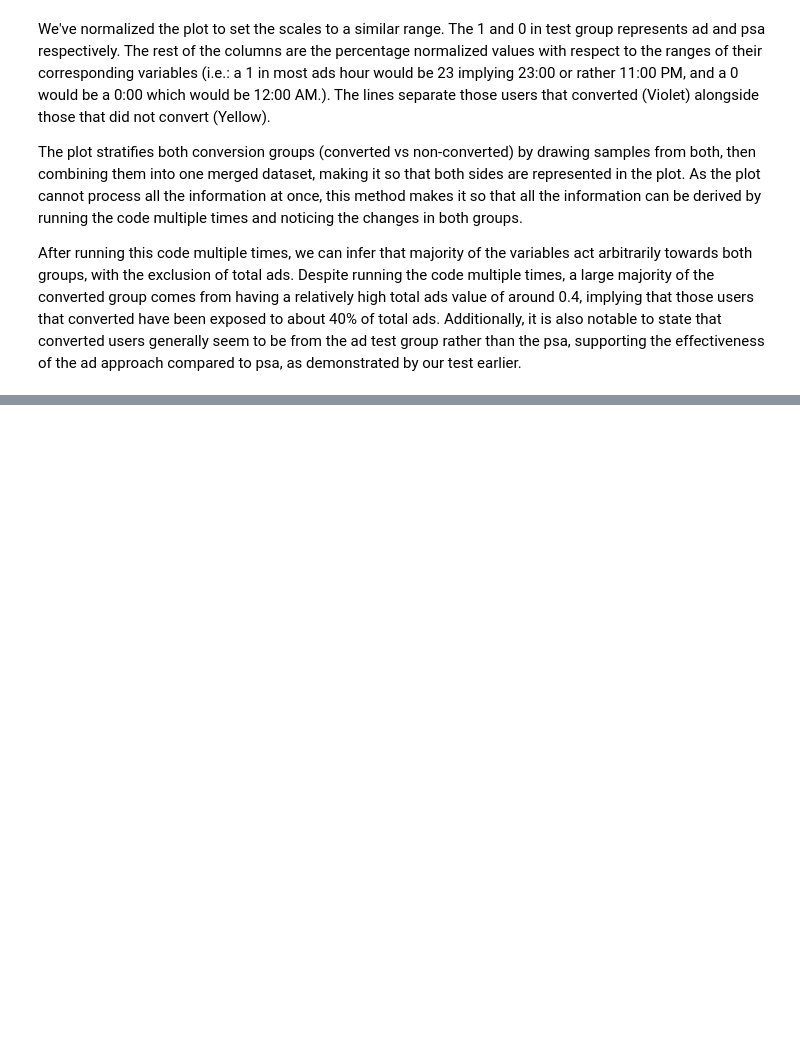
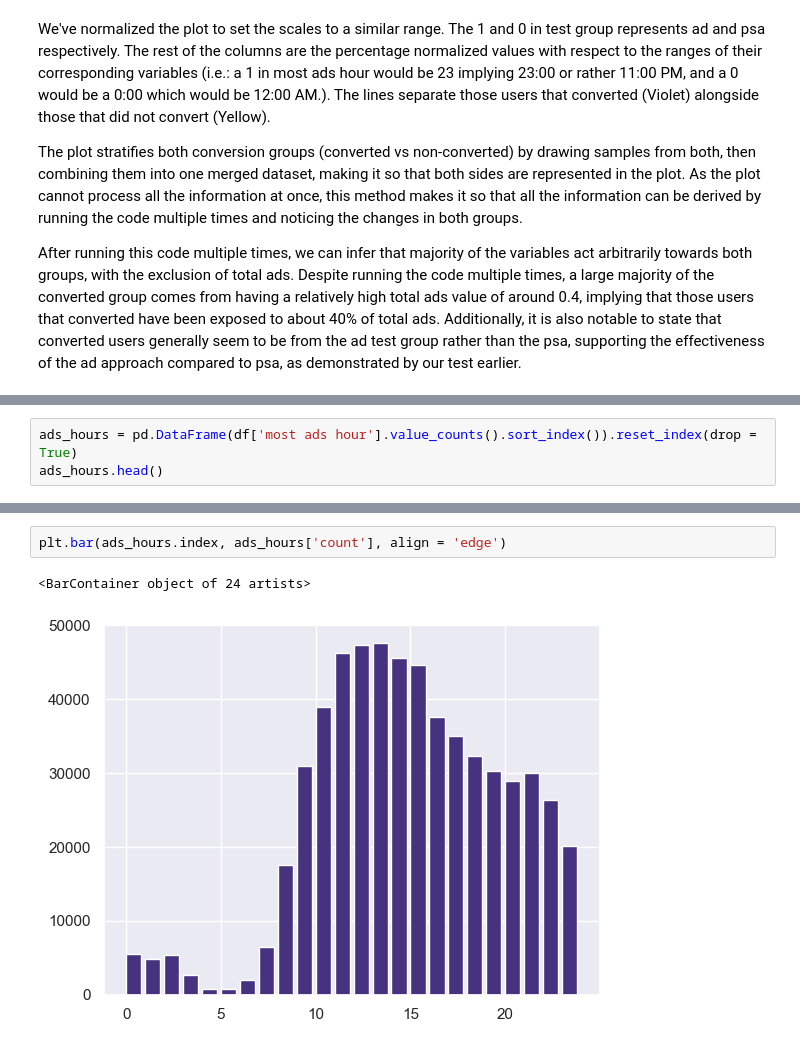
Before and after one commit to Kyo-Fox22/Marketing-A-B-Test, a Jupyter notebook: ab_test.ipynb, the cells around one changed output, grey strips where cells are left out. Saved outputs shown, nothing was run; the diff lists cells and outputs as text; blank space fills up the shorter version.

Commit message:
added radial plot to visualize most ads hours variable

```diff
--- a/ab_test.ipynb
+++ b/ab_test.ipynb
@@ -244,0 +247,3 @@ plt.show()
+# %%
+ads_hours = pd.DataFrame(df['most ads hour'].value_counts().sort_index()).reset_index(drop = True)
+ads_hours.head()
@@ -244,0 +257,5 @@ plt.show()
+# %%
+plt.bar(ads_hours.index, ads_hours['count'], align = 'edge')
+# %% [output]
+<BarContainer object of 24 artists>
+[figure, added]
```
Also changed, not shown: parts of 6 cells of this notebook.
